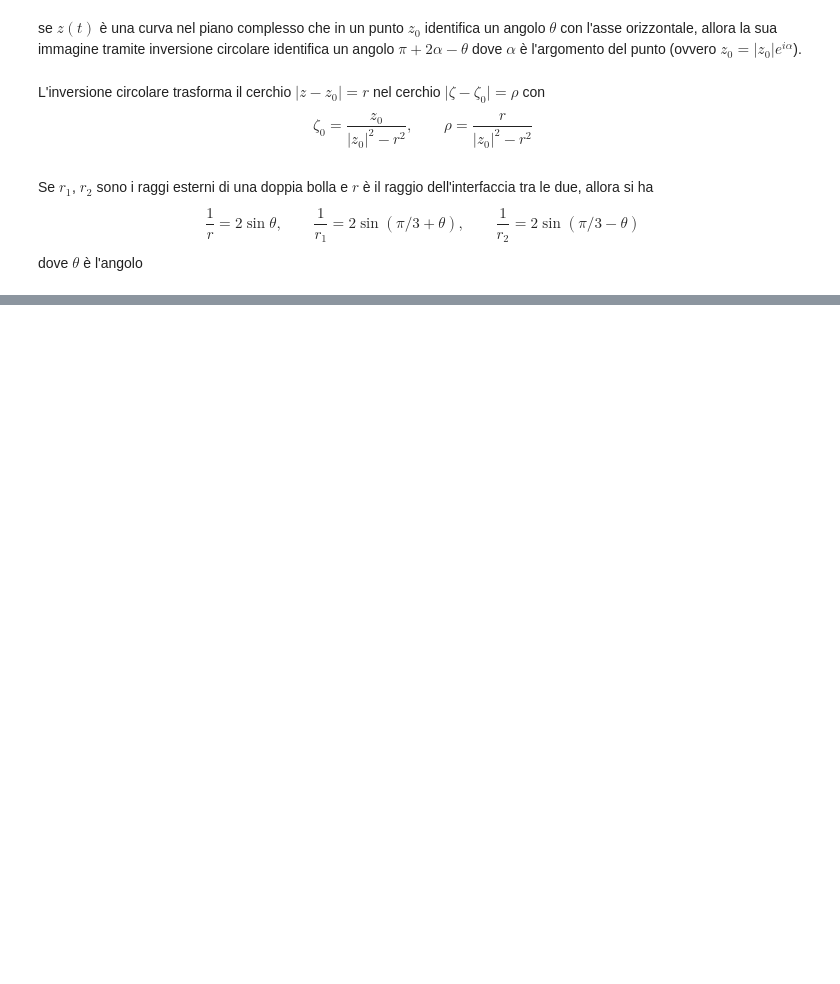
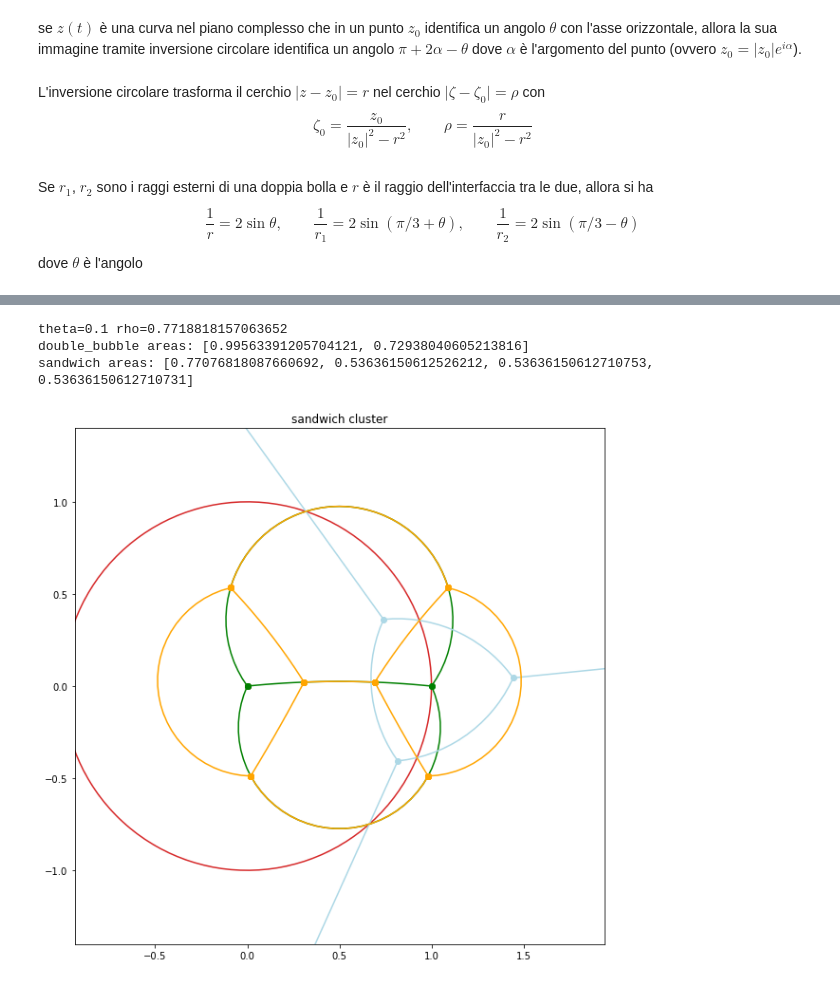
Before and after one commit to paolini/sandwich, a Jupyter notebook: sandwich+cluster.ipynb, the cells around one changed output, grey strips where cells are left out. Saved outputs shown, nothing was run; the diff lists cells and outputs as text; code cells hidden in the pictures; blank space fills up the shorter version.

```diff
--- a/sandwich+cluster.ipynb
+++ b/sandwich+cluster.ipynb
@@ -223,0 +265,29 @@ plt.show()
+# %%
+theta=0.1
+rho = compute_rho(theta)
+print("theta={} rho={}".format(theta, rho))
+
+double_bubble = DoubleBubble(theta=theta, color="green")
+sandwich = Sandwich(theta=theta, rho=rho, color="orange")
+
+print("double_bubble areas:", double_bubble.areas())
+print("sandwich areas:", sandwich.areas())
+
+plt.figure(figsize=(10, 10))
+if True: # disegna cerchio di inversione
+    plt.plot(*my_arc(O, 1), "C3")
+    plt.plot(*my_points(O), "C3o")
+double_bubble.draw(plt)
+sandwich.draw_inverted(plt, "lightblue")
+sandwich.draw(plt)
+
+plt.axis('equal')
+L = 1.4
+plt.axis([-L+0.5,L+0.5, -L,L])
+plt.title('sandwich cluster')
+plt.show()
+# %% [output]
+theta=0.1 rho=0.7718818157063652
+double_bubble areas: [0.99563391205704121, 0.72938040605213816]
+sandwich areas: [0.77076818087660692, 0.53636150612526212, 0.53636150612710753, 0.53636150612710731]
+[figure, added]
```
Also changed, not shown: parts of 4 cells of this notebook.
